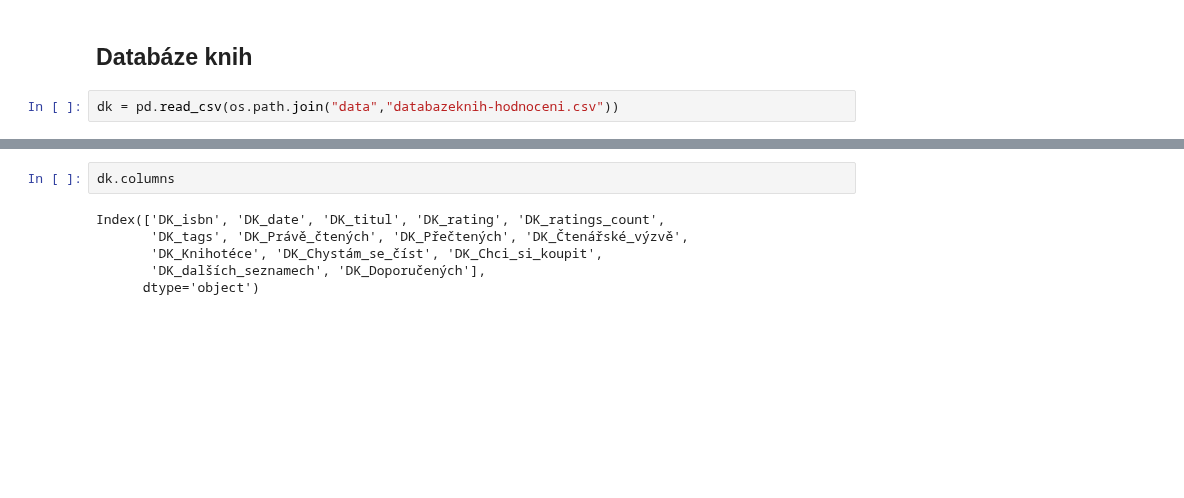
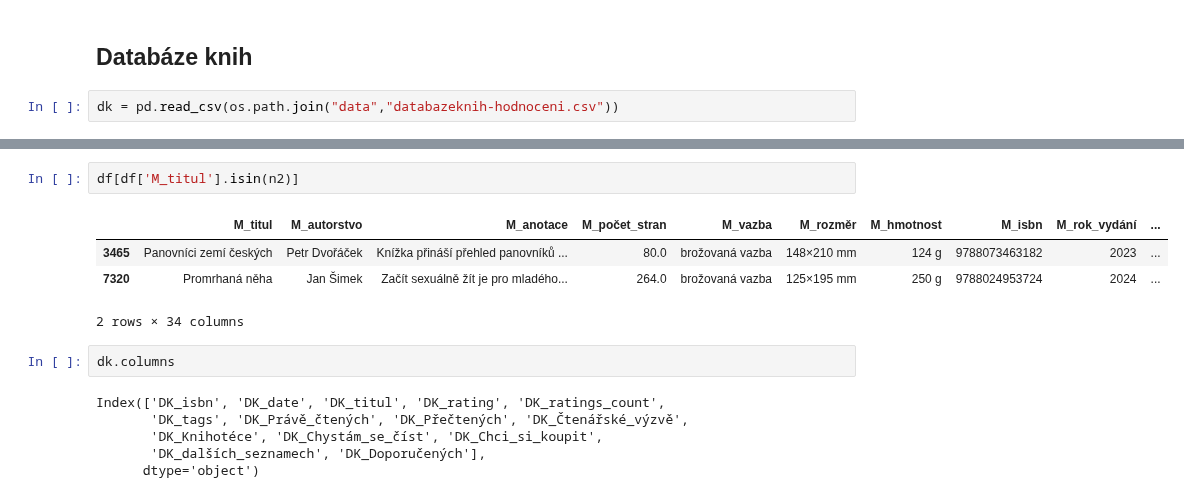
Before and after one commit to DataRozhlas/knizni-peoplemetr, a Jupyter notebook: 101_hodnoceni_explorace.ipynb, the cells around one changed output, grey strips where cells are left out. Drawn from its saved outputs; the diff is of its cells as text; blank space fills up the shorter version.

```diff
--- a/101_hodnoceni_explorace.ipynb
+++ b/101_hodnoceni_explorace.ipynb
@@ -373,3 +422,10 @@ dk['DK_date'].max()
+# %%
+df[df['M_titul'].isin(n2)]
+# %% [output]
+|  | M_titul | M_autorstvo | M_anotace | M_počet_stran | M_vazba | M_rozměr | M_hmotnost | M_isbn | M_rok_vydání | ... |
+| 3465 | Panovníci zemí českých | Petr Dvořáček | Knížka přináší přehled panovníků ... | 80.0 | brožovaná vazba | 148×210 mm | 124 g | 9788073463182 | 2023 | ... |
+| 7320 | Promrhaná něha | Jan Šimek | Začít sexuálně žít je pro mladého... | 264.0 | brožovaná vazba | 125×195 mm | 250 g | 9788024953724 | 2024 | ... |
+2 rows × 34 columns
 # %%
 dk.columns
 # %% [output]
```
Also changed, not shown: parts of 13 cells of this notebook, 3 other files.
